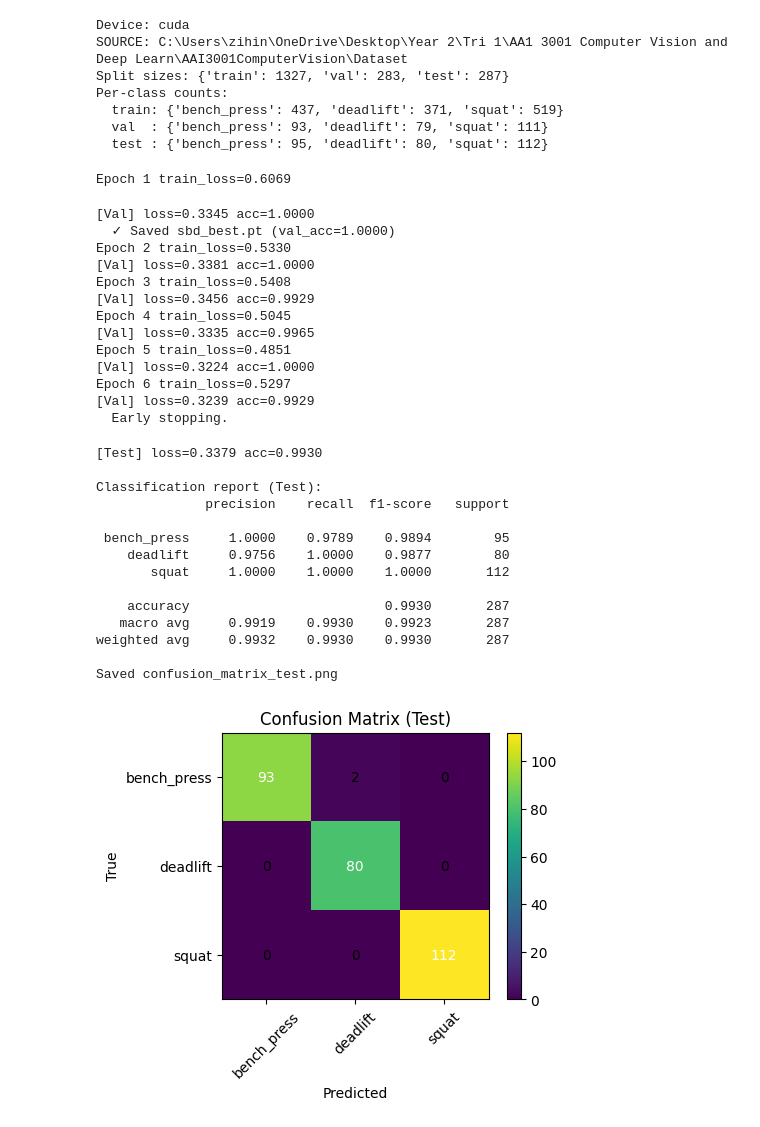
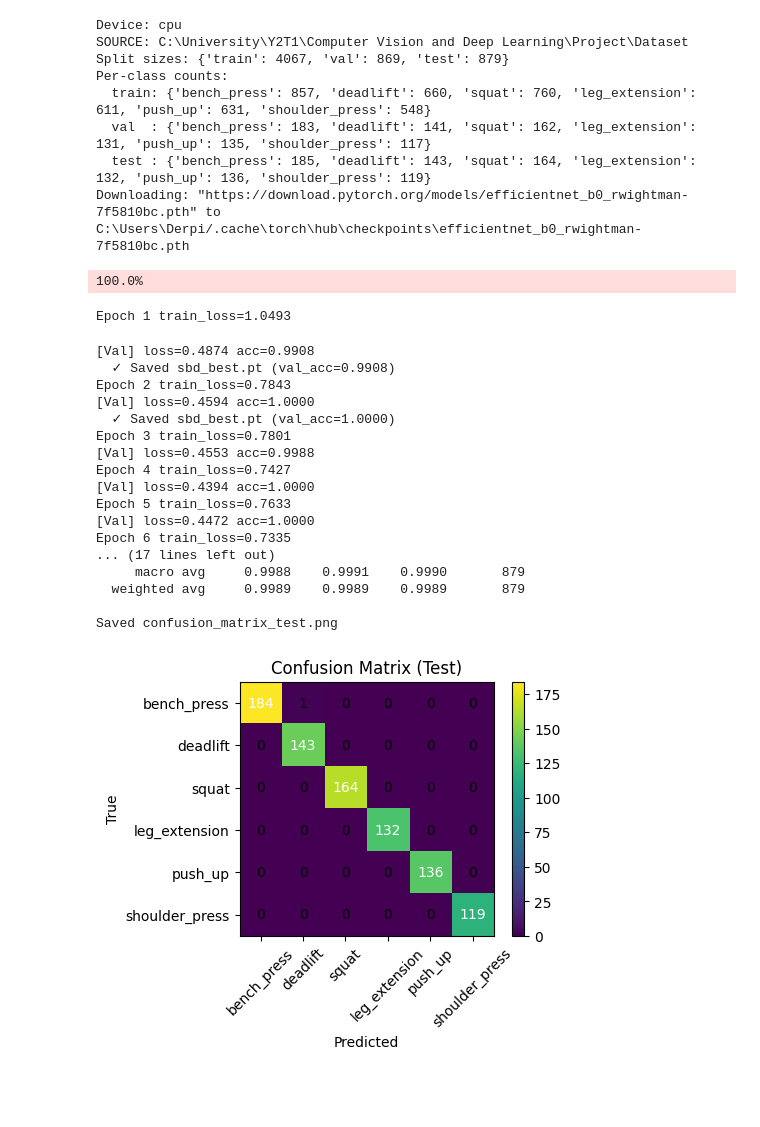
Before and after one commit to Dionkcq/AAI3001ComputerVision, a Jupyter notebook: ImageClassification.ipynb, the cells around one changed output. Cells and saved outputs as stored; diff of their text form; code cells hidden in the pictures; blank space fills up the shorter version.

Commit message:
Additional Classes Added
Added classes for
- Shoulder Press
- Leg Extensions
- Push Ups

```diff
--- a/ImageClassification.ipynb
+++ b/ImageClassification.ipynb
@@ -19,11 +19,11 @@ SEED = 42
 random.seed(SEED); np.random.seed(SEED); torch.manual_seed(SEED); torch.cuda.manual_seed_all(SEED)
 
 # Your Kaggle dataset root (class folders like "bench press", "deadlift", "squat")
-SOURCE = Path("Dataset")
+SOURCE = Path(r"C:\University\Y2T1\Computer Vision and Deep Learning\Project\Dataset")
 
 # Classes (as they appear in SOURCE) and normalized labels for reporting/UI
-CLASSES_RAW = ["bench press", "deadlift", "squat"]
-CLASSES = ["bench_press", "deadlift", "squat"]
+CLASSES_RAW = ["bench press", "deadlift", "squat", "leg extension", "push up", "shoulder press"]
+CLASSES = ["bench_press", "deadlift", "squat", "leg_extension", "push_up", "shoulder_press"]
 
 # Training / preprocessing knobs
 IMG_SIZE = 224
@@ -35,7 +35,7 @@ PATIENCE = 5
 LABEL_SMOOTHING = 0.1
 USE_MIXUP = True
 MIXUP_ALPHA = 0.4
-MODEL_NAME = "resnet18"   # choices: 'resnet18', 'efficientnet_b0', 'vgg16', 'alexnet', 'lenet'
+MODEL_NAME = "efficientnet_b0"   # choices: 'resnet18', 'efficientnet_b0', 'vgg16', 'alexnet', 'lenet'
 OUT_WEIGHTS = "sbd_best.pt"
 
 # Demo / deployment toggles (optional)
@@ -251,7 +254,7 @@ if __name__ == "__main__":
     test_loader  = DataLoader(test_ds,  batch_size=BATCH_SIZE, shuffle=False, num_workers=NUM_WORKERS)
 
     # Build model & training objects
-    model = build_model(MODEL_NAME, num_classes=3).to(DEVICE)
+    model = build_model(MODEL_NAME, num_classes=6).to(DEVICE)
     criterion = nn.CrossEntropyLoss(label_smoothing=LABEL_SMOOTHING)
     optimizer = optim.AdamW(model.parameters(), lr=BASE_LR, weight_decay=WEIGHT_DECAY)
     # cosine LR + 2-epoch warmup
@@ -283,63 +286,55 @@ if __name__ == "__main__":
             scaler.scale(loss).backward()
             scaler.step(optimizer); scaler.update()
             running += loss.item()*imgs.size(0)
 
         scheduler.step()
         print(f"Epoch {epoch} train_loss={running/len(train_loader.dataset):.4f}")
 
         val_acc, y_true, y_pred = evaluate(model, val_loader, criterion, DEVICE, "Val")
         if val_acc > best_val:
             best_val, bad = val_acc, 0
             torch.save({"model": model.state_dict(), "classes": CLASSES}, OUT_WEIGHTS)
             print(f"  ✓ Saved {OUT_WEIGHTS} (val_acc={best_val:.4f})")
         else:
             bad += 1
             if bad >= PATIENCE:
                 print("  Early stopping.")
                 break
 
     # Final test
     ckpt = torch.load(OUT_WEIGHTS, map_location=DEVICE)
     model.load_state_dict(ckpt["model"]); model.eval()
     test_acc, y_true, y_pred = evaluate(model, test_loader, criterion, DEVICE, "Test")
 
     print("\nClassification report (Test):")
     print(classification_report(y_true, y_pred, target_names=CLASSES, digits=4))
     plot_confusion(y_true, y_pred, "confusion_matrix_test.png")
 # %% [output]
-Device: cuda
-SOURCE: C:\Users\zihin\OneDrive\Desktop\Year 2\Tri 1\AA1 3001 Computer Vision and Deep Learn\AAI3001ComputerVision\Dataset
-Split sizes: {'train': 1327, 'val': 283, 'test': 287}
+Device: cpu
+SOURCE: C:\University\Y2T1\Computer Vision and Deep Learning\Project\Dataset
+Split sizes: {'train': 4067, 'val': 869, 'test': 879}
 Per-class counts:
-  train: {'bench_press': 437, 'deadlift': 371, 'squat': 519}
-  val  : {'bench_press': 93, 'deadlift': 79, 'squat': 111}
-  test : {'bench_press': 95, 'deadlift': 80, 'squat': 112}
+  train: {'bench_press': 857, 'deadlift': 660, 'squat': 760, 'leg_extension': 611, 'push_up': 631, 'shoulder_press': 548}
+  val  : {'bench_press': 183, 'deadlift': 141, 'squat': 162, 'leg_extension': 131, 'push_up': 135, 'shoulder_press': 117}
+  test : {'bench_press': 185, 'deadlift': 143, 'squat': 164, 'leg_extension': 132, 'push_up': 136, 'shoulder_press': 119}
+Downloading: "https://download.pytorch.org/models/efficientnet_b0_rwightman-7f5810bc.pth" to C:\Users\Derpi/.cache\torch\hub\checkpoints\efficientnet_b0_rwightman-7f5810bc.pth
-Epoch 1 train_loss=0.6069
+100.0%
-[Val] loss=0.3345 acc=1.0000
-  ✓ Saved sbd_best.pt (val_acc=1.0000)
-Epoch 2 train_loss=0.5330
-[Val] loss=0.3381 acc=1.0000
-Epoch 3 train_loss=0.5408
-[Val] loss=0.3456 acc=0.9929
-Epoch 4 train_loss=0.5045
-[Val] loss=0.3335 acc=0.9965
-Epoch 5 train_loss=0.4851
-[Val] loss=0.3224 acc=1.0000
-Epoch 6 train_loss=0.5297
-[Val] loss=0.3239 acc=0.9929
-  Early stopping.
+Epoch 1 train_loss=1.0493
-[Test] loss=0.3379 acc=0.9930
-
-Classification report (Test):
-              precision    recall  f1-score   support
-
- bench_press     1.0000    0.9789    0.9894        95
-    deadlift     0.9756    1.0000    0.9877        80
-       squat     1.0000    1.0000    1.0000       112
-
-    accuracy                         0.9930       287
-   macro avg     0.9919    0.9930    0.9923       287
-weighted avg     0.9932    0.9930    0.9930       287
+[Val] loss=0.4874 acc=0.9908
+  ✓ Saved sbd_best.pt (val_acc=0.9908)
+Epoch 2 train_loss=0.7843
+[Val] loss=0.4594 acc=1.0000
+  ✓ Saved sbd_best.pt (val_acc=1.0000)
+Epoch 3 train_loss=0.7801
+[Val] loss=0.4553 acc=0.9988
+Epoch 4 train_loss=0.7427
+[Val] loss=0.4394 acc=1.0000
+Epoch 5 train_loss=0.7633
+[Val] loss=0.4472 acc=1.0000
+Epoch 6 train_loss=0.7335
+... (17 lines left out)
+     macro avg     0.9988    0.9991    0.9990       879
+  weighted avg     0.9989    0.9989    0.9989       879
 
 Saved confusion_matrix_test.png
-[figure, old version]
+[figure, new version]
```
Also changed, not shown: parts of 4 cells of this notebook.
